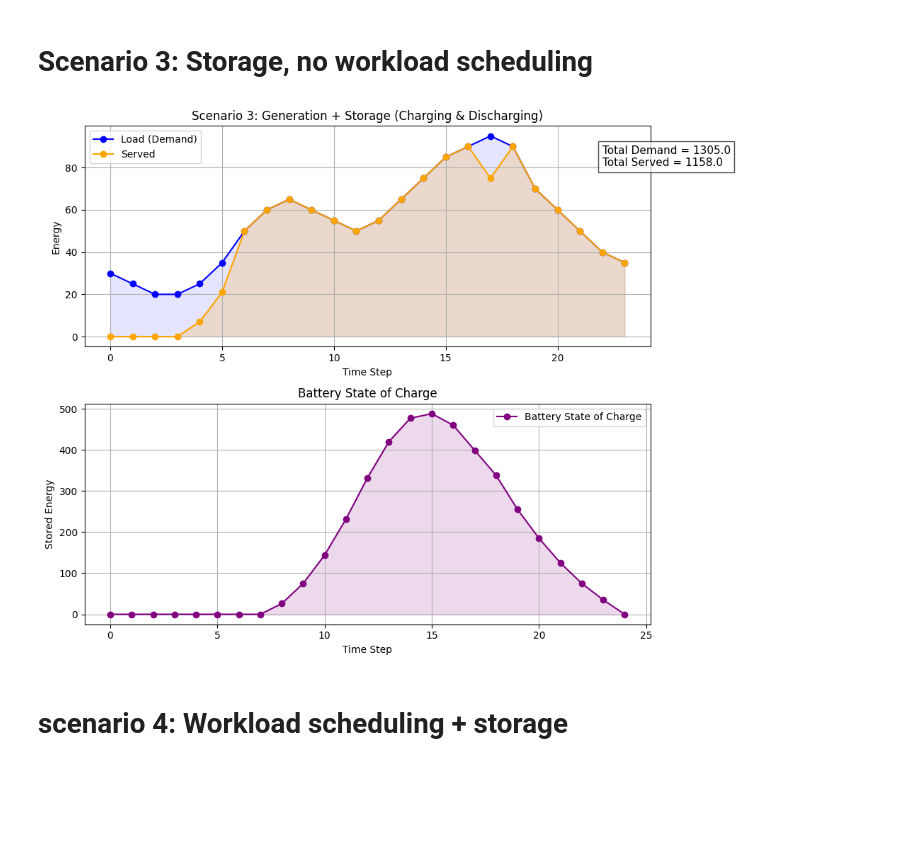
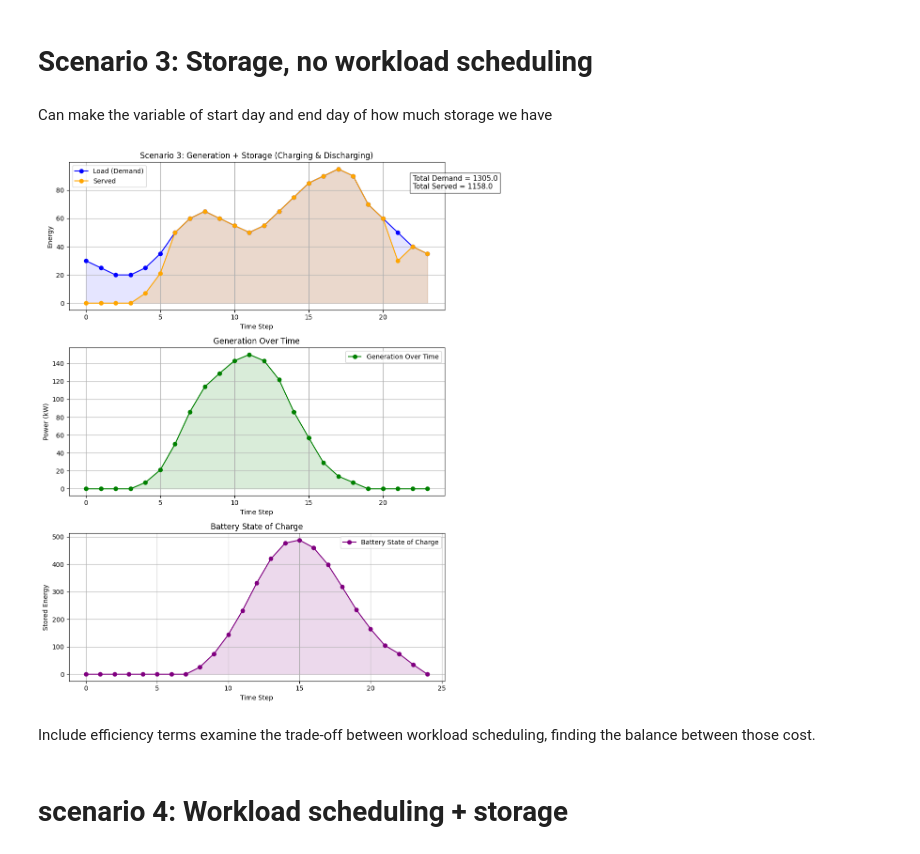
Before and after one commit to clbanjai/1.020-Data-Center-Project, a Jupyter notebook: OH_implementatio.ipynb, the cells around one changed output. Drawn from its saved outputs; the diff is of its cells as text; code cells hidden in the pictures; blank space fills up the shorter version.

Commit message:
OH 2 with Nathan and changed demand/ energy balance constraint to inequality

```diff
--- a/OH_implementatio.ipynb
+++ b/OH_implementatio.ipynb
@@ -140,9 +144,10 @@ import numpy as np
 # Input data (already loaded from previous context)
 # Parameters
 q = 1.0  # Cost per unit energy used
-r = 1  # Cost per unit backlog
+r = 200  # Cost per unit backlog
 k = 1  # Storage energy conversion factor
 computing_limit =100 # float("inf") #or switch to actual computing limit
+battery_limit = float("inf") # or switch to actual computing limit
 # Generation (G_t) over 10 time steps (e.g., hours of the day)
 # G = [30, 40, 50, 60, 75, 90, 100, 80, 60, 40]  # Peak generation occurs midday and early evening
 
@@ -155,8 +160,7 @@ L = [
 G = [
      0, 0, 0, 0, 7, 21, 50, 86, 114, 129, 143, 150,
    143, 122, 86, 57, 29, 14, 7, 0, 0, 0, 0, 0
-]  #Renewable Generation sum ≈ 1526
-
+]  #Renewable Generation sum = 1526
 
 T = len(G)
 
@@ -172,9 +176,10 @@ def plot_results(title, served, soc=None, second_plot=None, backlog=None,
 
     # Collect secondary plots
     secondary_plots = []
+    if second_plot: secondary_plots.append(('Generation Over Time', G, 'Power (kW)', 'green'))
     if soc: secondary_plots.append(('Battery State of Charge', soc, 'Stored Energy', 'purple'))
     if backlog: secondary_plots.append(('Backlog Over Time', backlog, 'Energy', 'crimson'))
-    if carbon_intensity: secondary_plots.append(('Carbon Intensity Over Time', carbon_intensity, 'kg CO₂ / MWh', 'green'))
+    if carbon_intensity: secondary_plots.append(('Carbon Intensity Over Time', carbon_intensity, 'kg CO₂ / MWh', 'gray'))
     if emissions: secondary_plots.append(('Emissions Over Time', emissions, 'kg CO₂', 'black'))
 
     num_rows = 1 + len(secondary_plots)
@@ -183,8 +188,8 @@ def plot_results(title, served, soc=None, second_plot=None, backlog=None,
 
     # Plot 1: Load and Served
     ax_main = axs[0, 0]
-    ax_main.plot(range(len(L)), L, marker = "o",label="Load (Demand)", color="blue")
-    ax_main.plot(range(len(served)), served,marker = "o", label="Served", color="orange")
+    ax_main.plot(range(len(L)), L, marker="o", label="Load (Demand)", color="blue")
+    ax_main.plot(range(len(served)), served, marker="o", label="Served", color="orange")
     ax_main.fill_between(range(len(L)), 0, L, alpha=0.1, color="blue")
     ax_main.fill_between(range(len(served)), 0, served, alpha=0.2, color="orange")
     ax_main.set_title(title)
@@ -269,5 +276,7 @@ if m2.status == GRB.OPTIMAL:
 # %% [markdown]
 # Scenario 3: Storage, no workload scheduling
+# %% [markdown]
+Can make the variable of start day and end day of how much storage we have
 # %%
 import gurobipy as gp
 from gurobipy import GRB
@@ -289,36 +298,39 @@ c = m3.addVars(T+1, name="c", lb=0)             # Battery storage level at each
 # Initial condition for battery storage
 m3.addConstr(c[0] == 0, "initial_storage")
 
 # Constraints
 for t in range(T):
     # Energy used to meet load
     m3.addConstr(u[t] <= L[t], name=f"meet_load_{t}")
 
     # Energy balance equation: G[t] = u[t] + s_charge[t] - s_discharge[t]
-    m3.addConstr(u[t] + s_charge[t] - s_discharge[t] == G[t], name=f"energy_balance_{t}")
+    m3.addConstr(u[t] + s_charge[t] - s_discharge[t] <= G[t], name=f"energy_balance_{t}")
 
     # Update storage level: c[t+1] = c[t] + s_charge[t] - s_discharge[t]
     m3.addConstr(c[t+1] == c[t] + s_charge[t] - s_discharge[t], name=f"storage_update_{t}")
+    m3.addConstr(c[t]<=battery_limit, name = "storage limit")
 
     m3.addConstr(u[t] <= computing_limit, name=f"computing limit")
 
 
 # Final condition: the battery should be empty at the end
 m3.addConstr(c[T] == 0, "terminal_storage")
 
 # Objective: minimize energy used (serving load) and energy storage transitions (charging/discharging)
-m3.setObjective(gp.quicksum(q * u[t] + r * (s_charge[t] + s_discharge[t]) for t in range(T)), GRB.MINIMIZE)
+m3.setObjective(gp.quicksum(q * u[t] + r * (L[t]-u[t]) for t in range(T)), GRB.MINIMIZE)
 
 # Optimize
 m3.optimize()
 
 # Plot results
 if m3.status == GRB.OPTIMAL:
     served_3 = [u[t].X for t in range(T)]  # Energy served to meet the load
     soc_3 = [c[t].X for t in range(T+1)]  # State of charge at each time step
     plot_results("Scenario 3: Generation + Storage (Charging & Discharging)", served_3, soc=soc_3, second_plot=True)
 # %% [output]
-[figure, old version]
+[figure, new version]
+# %% [markdown]
+Include efficiency terms examine the trade-off between workload scheduling, finding the balance between those cost.
 # %% [markdown]
 # scenario 4: Workload scheduling + storage
 # %%
```
Also changed, not shown: parts of 12 cells of this notebook, 1 other file.
